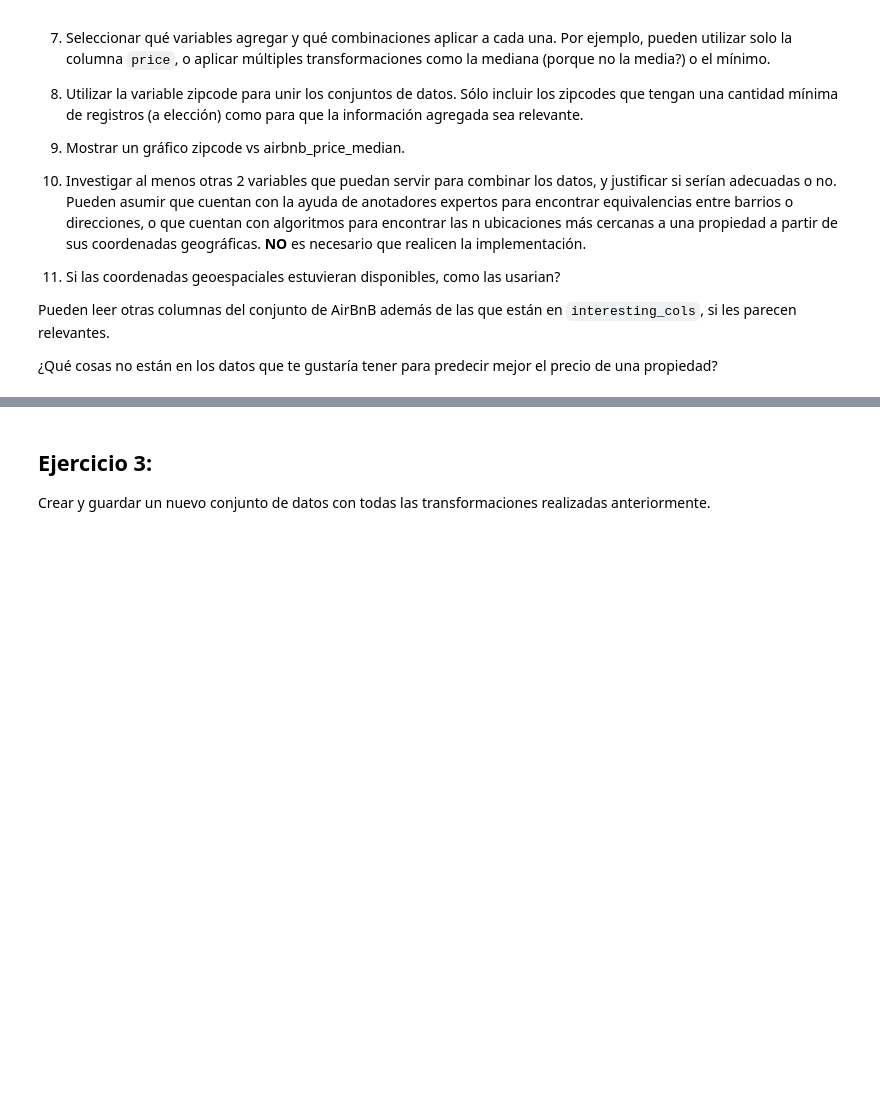
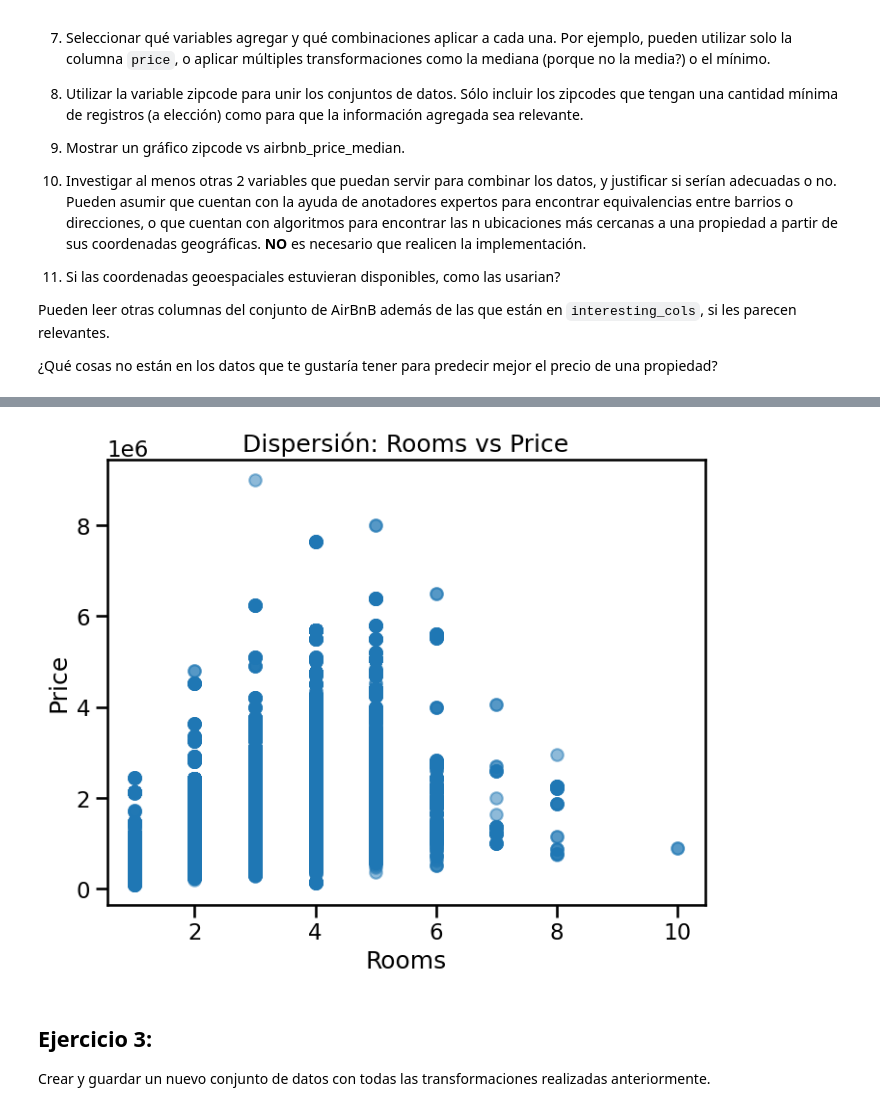
Before and after one commit to ramirobarone/CienciaDeDatosDiplo, a Jupyter notebook: Entregable_parte_1_eycd.ipynb, the cells around one changed output, grey strips where cells are left out. Cells and saved outputs as stored; diff of their text form; code cells hidden in the pictures; blank space fills up the shorter version.

```diff
--- a/Entregable_parte_1_eycd.ipynb
+++ b/Entregable_parte_1_eycd.ipynb
@@ -292,0 +348,12 @@ Pueden leer otras columnas del conjunto de AirBnB además de las que están en `
+# %%
+columnasSeleccionadas = ['Price', 'Rooms', 'Bedroom2', 'Bathroom']
+
+result = pandas.read_sql(queryJoin, con=engine)[columnasSeleccionadas]
+
+plt.figure(figsize=(8, 6))
+plt.scatter(result['Rooms'], result['Price'], alpha=0.5)
+plt.xlabel('Rooms')
+plt.ylabel('Price')
+plt.title('Dispersión: Rooms vs Price')
+plt.show()
+# %% [output]
@@ -293,3 +368,4 @@ Pueden leer otras columnas del conjunto de AirBnB además de las que están en `
+[figure, added]
 # %% [markdown]
 ## Ejercicio 3:
 
```
Also changed, not shown: parts of 11 cells of this notebook.
